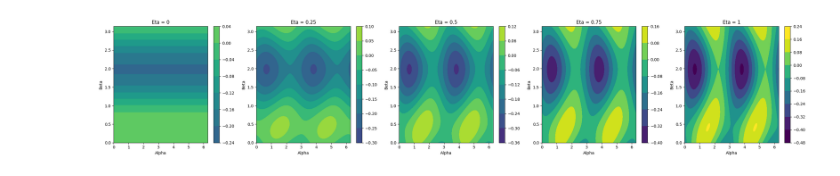
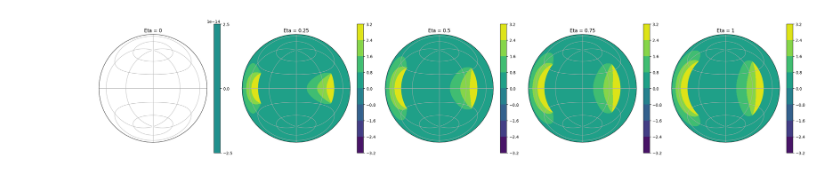
Before and after one commit to pjgrandinetti/SpinOps, a Jupyter notebook: test.ipynb, the cells around one changed output. Saved outputs shown, nothing was run; the diff lists cells and outputs as text; code cells hidden in the pictures.

```diff
--- a/test.ipynb
+++ b/test.ipynb
@@ -119,17 +131,33 @@ plt.show()
+# %%
+import cartopy.crs as ccrs
+
+# Create a Lambert azimuthal equal area projection plot for each eta
+# Rotate the plot by setting central_longitude and central_latitude
+fig, axs = plt.subplots(1,len(eta_values), figsize=(5*len(eta_values),5), subplot_kw={'projection': ccrs.LambertAzimuthalEqualArea(central_longitude=0, central_latitude=0)})
+
+for ax, eta, selected_argument in zip(axs, eta_values, all_arguments):
+    ax.set_global()
+    contour = ax.contourf(alpha_grid*180/np.pi, beta_grid*180/np.pi, selected_argument, transform=ccrs.PlateCarree(), cmap=cm.viridis, vmin=vmin_arg, vmax=vmax_arg)
+
+    # Add the colorbar
+    fig.colorbar(contour, ax=ax)
+
+    # Set the title of the plot to the current eta value
+    ax.set_title(f'Eta = {eta}')
+
+    # Add labels to the plot axes
+    ax.set_xlabel('Alpha (degrees)')
+    ax.set_ylabel('Beta (degrees)')
+
+    # Add gridlines
+    ax.gridlines()
+
+plt.tight_layout()
+plt.show()
+# %% [output]
+[figure, added]
 # %%
-import numpy as np
-import matplotlib.pyplot as plt
-from matplotlib import cm
-
-# Define the range of alpha and beta values
-alpha_values = np.linspace(0, 2*np.pi, 200)
-beta_values = np.linspace(0, np.pi, 100)
-
-# Create a grid of alpha and beta values
-alpha_grid, beta_grid = np.meshgrid(alpha_values, beta_values)
-
-# Define the eta values
-eta_values = [0,0.25,0.5,0.75,1]
+rotorPhase = 120
 
 # Initialize a list to store all frequencies
 all_frequencies = []
@@ -145,9 +173,9 @@ for eta in eta_values:
     for i in range(alpha_values.size):
         for j in range(beta_values.size):
             # Call the Rotate function from PAS to Rotor Frame
-            rotorFrame = spinOps.Rotate(input, alpha_values[i], beta_values[j], 2*np.pi*0.3)
+            rotorFrame = spinOps.Rotate(input, alpha_values[i], beta_values[j], 0)
             # Call the Rotate function from Rotor Frame to Lab Frame
-            output = spinOps.Rotate(rotorFrame, 0, 0.9553166181245092, 0)
+            output = spinOps.Rotate(rotorFrame, rotorPhase*np.pi/180, 0.9553166181245092, 0)
             # Compute the real part of the output array
             real = np.abs(np.real(output))
             # Store the magnitude in the array of magnitudes
@@ -162,24 +190,3 @@ for eta in eta_values:
 # Find global min and max of magnitudes
 vmin = np.min(all_frequencies)
 vmax = np.max(all_frequencies)
-
-# Create a 2D contour plot for each eta
-fig, axs = plt.subplots(1,len(eta_values), figsize=(5*len(eta_values),5))
-
-for ax, eta, selected_frequency in zip(axs, eta_values, all_frequencies):
-    contour = ax.contourf(alpha_grid, beta_grid, selected_frequency, cmap=cm.viridis, vmin=vmin, vmax=vmax)
-
-    # Add the colorbar
-    fig.colorbar(contour, ax=ax)
-
-    # Set the title of the plot to the current eta value
-    ax.set_title(f'Eta = {eta}')
-
-    # Add labels to the plot axes
-    ax.set_xlabel('Alpha')
-    ax.set_ylabel('Beta')
-
-plt.tight_layout()
-plt.show()
-# %% [output]
-[figure, removed]
```
Also changed, not shown: parts of 10 cells of this notebook, 6 other files.
